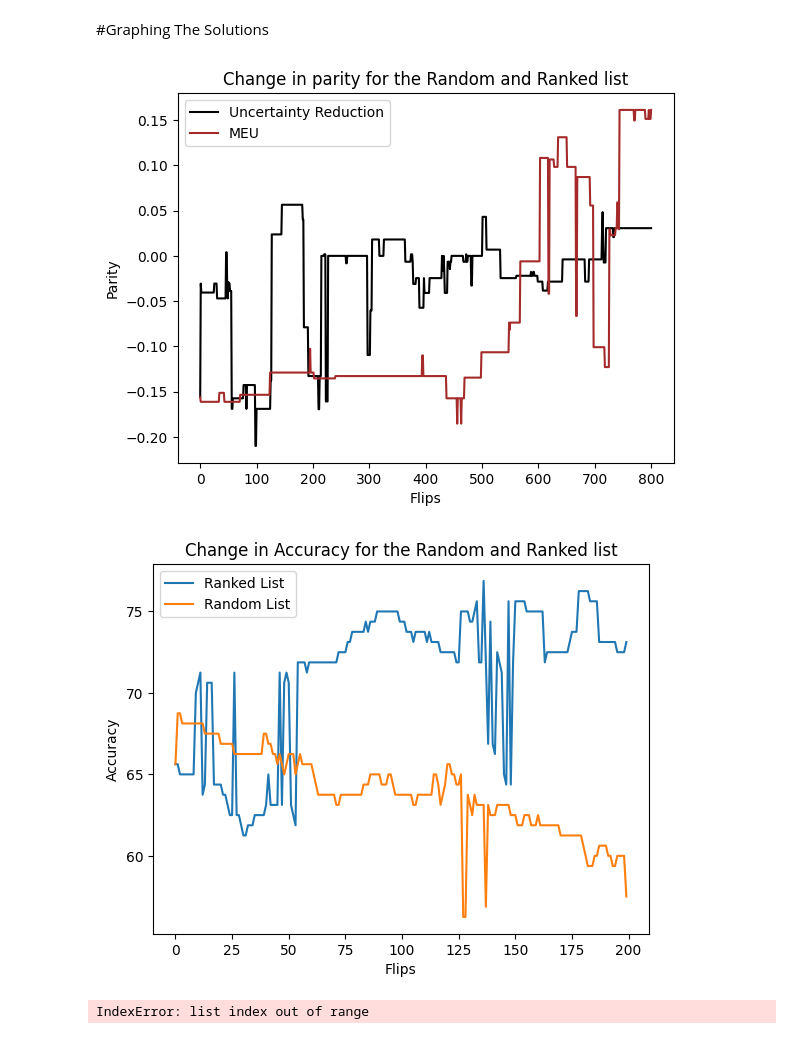
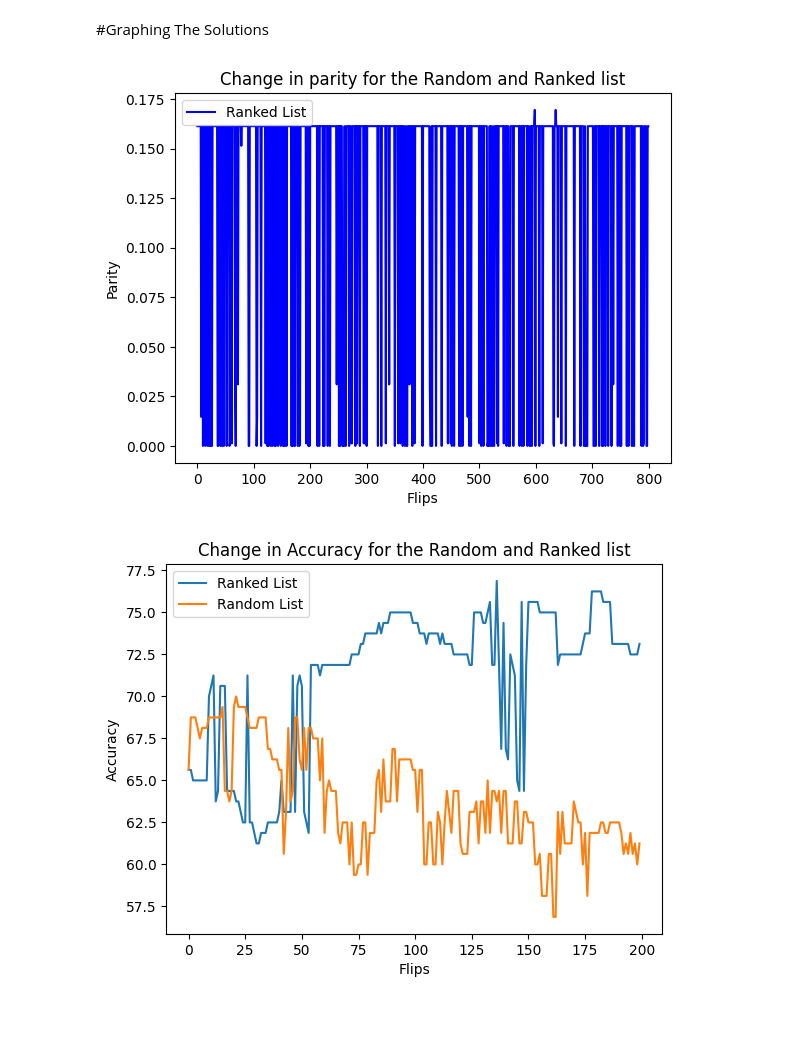
Before and after one commit to s-thandri/labelflipping, a Jupyter notebook: german_income/german_credit.ipynb, the cells around one changed output. Saved outputs shown, nothing was run; the diff lists cells and outputs as text; code cells hidden in the pictures.

```diff
--- a/german_income/german_credit.ipynb
+++ b/german_income/german_credit.ipynb
@@ -125,7 +141,9 @@ x_train, x_test, y_train, y_test = train_test_split(x, y, test_size=0.2, random_
 #y_test contains the ground truth for each of the test data points
 # %%
 #Run the DT classifier
-clf = DecisionTreeClassifier(criterion = 'entropy', max_depth = 3, min_samples_leaf=5)
+clf = DecisionTreeClassifier(criterion = 'entropy', max_depth = 20, min_samples_leaf=5)
 dt = clf.fit(x_train,y_train)
-prediction = dt.predict(x_test)
+prediction = dt.predict(x_train)
 prediction_prob = dt.predict_proba(x_test)
+accuracy = accuracy_score(y_train,prediction)*100
+print(accuracy)
@@ -636,37 +700,37 @@ top_ranked_noABS_index = ranked_flip[:200]
 # %%
 #Plotting the random flips dataset and the systematic flips
 #Systematic flips will have 800
 #Random will have 150
 
 #Plot the first dataset which is the ranked data list with 800 flips
 #list_parity.sort(reverse=True)
-x=range(len(top_ranked_parity))
-#plt.plot(x,top_ranked_parity,label='Ranked List',color='blue')
+x=range(len(list_parity))
+plt.plot(x,list_parity,label='Ranked List',color='blue')
 
 #Plot the second dataset which is the random list of 150 flips
 x2 = range(len(random_list_parity))
 #plt.plot(x2,random_list_parity,label='Random List',color='red')
 
 #Entropy based flips
 x3 = range(len(ranked_parity))
-plt.plot(x3,ranked_parity,label='Uncertainty Reduction',color='black')
+#plt.plot(x3,ranked_parity,label='Uncertainty Reduction',color='black')
 
 #MEU based flips
 x4 = range(len(MEU_ranked_parity))
-plt.plot(x4,MEU_ranked_parity,label='MEU',color='brown')
+#plt.plot(x4,MEU_ranked_parity,label='MEU',color='brown')
 
 #Add the labels
 plt.xlabel('Flips')
 plt.ylabel('Parity')
 plt.title('Change in parity for the Random and Ranked list')
 
 #Add a legend
 plt.legend()
 
 #Show the plot
 plt.show()
 # %% [output]
-[figure, old version]
+[figure, new version]
 # %%
 #Plotting the random flips dataset and the systematic flips
 #Systematic flips will have 800
@@ -693,7 +757,7 @@ plt.legend()
 #Show the plot
 plt.show()
 # %% [output]
-[figure, old version]
+[figure, new version]
 # %%
 #Check to see which parity values are less than the original value based on the magnitude
 similar_values_df = pd.DataFrame(columns=columns)
@@ -702,8 +766,6 @@ for value in range(len(ranked_parity)):
     if abs(ranked_parity[value]) < abs(statistical_parity):
         row = train_full_df.iloc[ranked_flip[value]]
         similar_values_encoded_data = similar_values_encoded_data.append(row, ignore_index=True)
-# %% [output]
-IndexError: list index out of range
 # %%
 #Get the original data from the german dataframe to see what the original labels are
 check_labels = pd.DataFrame(columns=columns)
```
Also changed, not shown: parts of 7 cells of this notebook.
